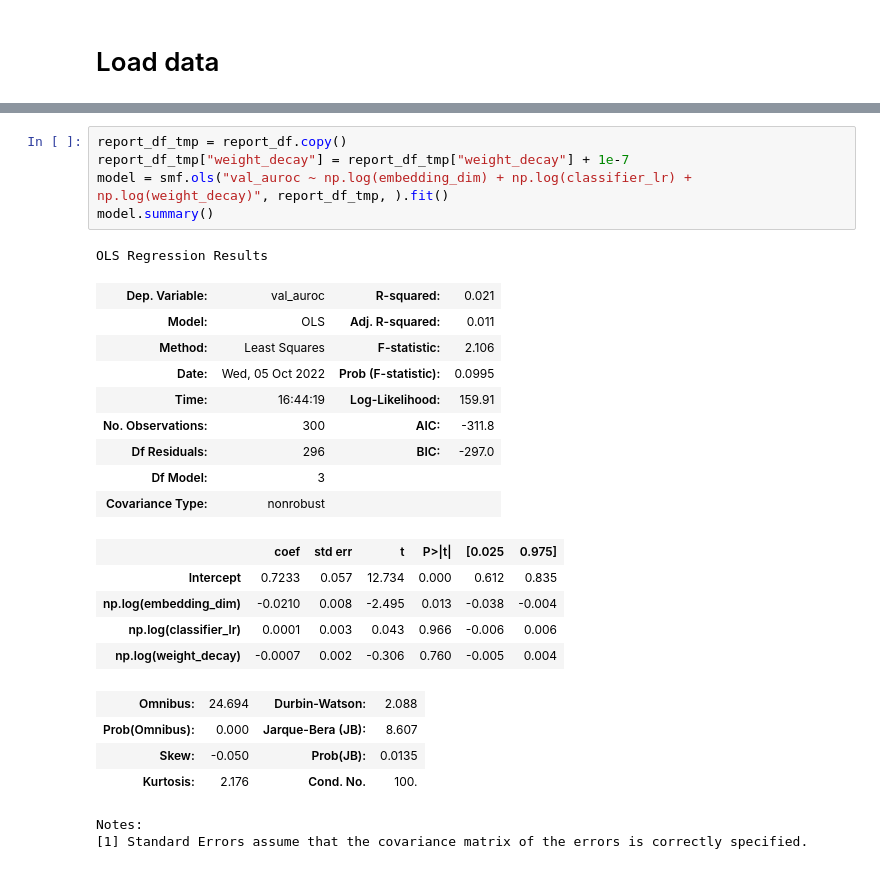
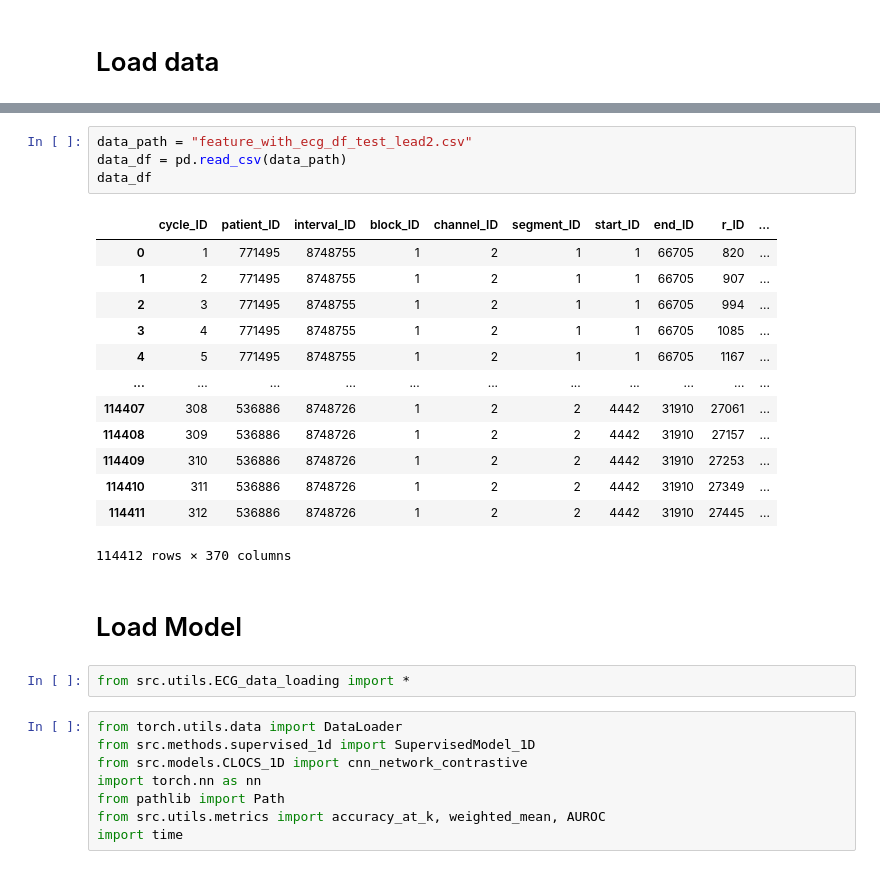
Before and after one commit to YilongJu/adios, a Jupyter notebook: 20221019-Explore_CNN_features.ipynb, the cells around one changed output, grey strips where cells are left out. Saved outputs shown, nothing was run; the diff lists cells and outputs as text.

```diff
--- a/20221019-Explore_CNN_features.ipynb
+++ b/20221019-Explore_CNN_features.ipynb
@@ -108,27 +12,30 @@ strong multicollinearity or other numerical problems.
-# %%
-report_df_tmp = report_df.copy()
-report_df_tmp["weight_decay"] = report_df_tmp["weight_decay"] + 1e-7
-model = smf.ols("val_auroc ~ np.log(embedding_dim) + np.log(classifier_lr) + np.log(weight_decay)", report_df_tmp, ).fit()
-model.summary()
-# %% [output]
-OLS Regression Results
-| Dep. Variable: | val_auroc | R-squared: | 0.021 |
-| Model: | OLS | Adj. R-squared: | 0.011 |
-| Method: | Least Squares | F-statistic: | 2.106 |
-| Date: | Wed, 05 Oct 2022 | Prob (F-statistic): | 0.0995 |
-| Time: | 16:44:19 | Log-Likelihood: | 159.91 |
-| No. Observations: | 300 | AIC: | -311.8 |
-| Df Residuals: | 296 | BIC: | -297.0 |
-| Df Model: | 3 |  |  |
-| Covariance Type: | nonrobust |  |  |
-|  | coef | std err | t | P>|t| | [0.025 | 0.975] |
-| Intercept | 0.7233 | 0.057 | 12.734 | 0.000 | 0.612 | 0.835 |
-| np.log(embedding_dim) | -0.0210 | 0.008 | -2.495 | 0.013 | -0.038 | -0.004 |
-| np.log(classifier_lr) | 0.0001 | 0.003 | 0.043 | 0.966 | -0.006 | 0.006 |
-| np.log(weight_decay) | -0.0007 | 0.002 | -0.306 | 0.760 | -0.005 | 0.004 |
-| Omnibus: | 24.694 | Durbin-Watson: | 2.088 |
-| Prob(Omnibus): | 0.000 | Jarque-Bera (JB): | 8.607 |
-| Skew: | -0.050 | Prob(JB): | 0.0135 |
-| Kurtosis: | 2.176 | Cond. No. | 100. |
-Notes:
-[1] Standard Errors assume that the covariance matrix of the errors is correctly specified.
+# %%
+data_path = "feature_with_ecg_df_test_lead2.csv"
+data_df = pd.read_csv(data_path)
+data_df
+# %% [output]
+|  | cycle_ID | patient_ID | interval_ID | block_ID | channel_ID | segment_ID | start_ID | end_ID | r_ID | ... |
+| 0 | 1 | 771495 | 8748755 | 1 | 2 | 1 | 1 | 66705 | 820 | ... |
+| 1 | 2 | 771495 | 8748755 | 1 | 2 | 1 | 1 | 66705 | 907 | ... |
+| 2 | 3 | 771495 | 8748755 | 1 | 2 | 1 | 1 | 66705 | 994 | ... |
+| 3 | 4 | 771495 | 8748755 | 1 | 2 | 1 | 1 | 66705 | 1085 | ... |
+| 4 | 5 | 771495 | 8748755 | 1 | 2 | 1 | 1 | 66705 | 1167 | ... |
+| ... | ... | ... | ... | ... | ... | ... | ... | ... | ... | ... |
+| 114407 | 308 | 536886 | 8748726 | 1 | 2 | 2 | 4442 | 31910 | 27061 | ... |
+| 114408 | 309 | 536886 | 8748726 | 1 | 2 | 2 | 4442 | 31910 | 27157 | ... |
+| 114409 | 310 | 536886 | 8748726 | 1 | 2 | 2 | 4442 | 31910 | 27253 | ... |
+| 114410 | 311 | 536886 | 8748726 | 1 | 2 | 2 | 4442 | 31910 | 27349 | ... |
+| 114411 | 312 | 536886 | 8748726 | 1 | 2 | 2 | 4442 | 31910 | 27445 | ... |
+114412 rows × 370 columns
+# %% [markdown]
+# Load Model
+# %%
+from src.utils.ECG_data_loading import *
+# %%
+from torch.utils.data import DataLoader
+from src.methods.supervised_1d import SupervisedModel_1D
+from src.models.CLOCS_1D import cnn_network_contrastive
+import torch.nn as nn
+from pathlib import Path
+from src.utils.metrics import accuracy_at_k, weighted_mean, AUROC
+import time
```
Also changed, not shown: parts of 21 cells of this notebook, 3 other files.
